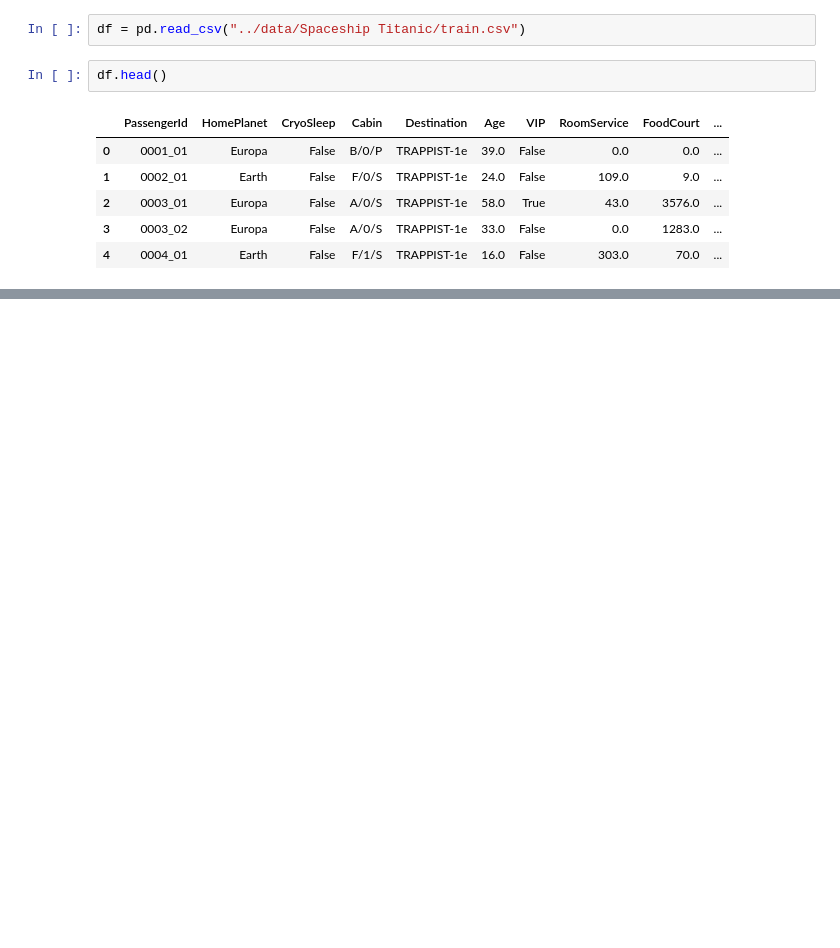
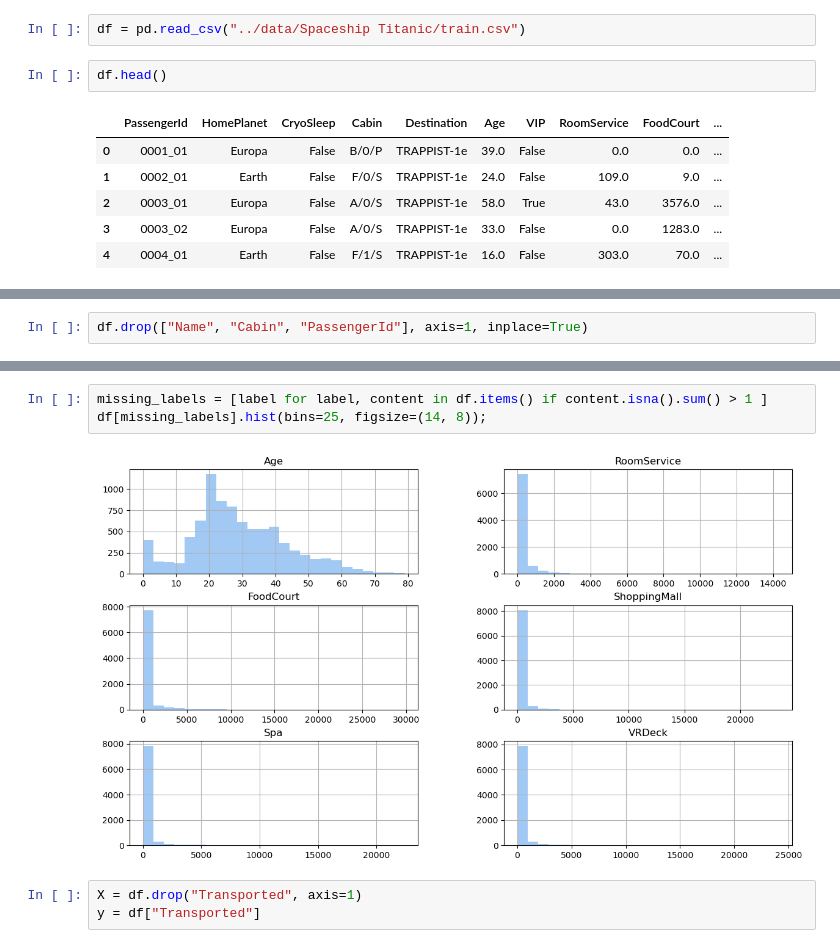
Before and after one commit to msnkr/kaggle_comps, a Jupyter notebook: Spaceship Titanic/Untitled1.ipynb, the cells around one changed output, grey strips where cells are left out. Cells and saved outputs as stored; diff of their text form; blank space fills up the shorter version.

```diff
--- a/Spaceship Titanic/Untitled1.ipynb
+++ b/Spaceship Titanic/Untitled1.ipynb
@@ -38,0 +51,2 @@ Transported is missing 0.0%
+# %%
+df.drop(["Name", "Cabin", "PassengerId"], axis=1, inplace=True)
@@ -38,0 +62,8 @@ Transported is missing 0.0%
+# %%
+missing_labels = [label for label, content in df.items() if content.isna().sum() > 1 ]
+df[missing_labels].hist(bins=25, figsize=(14, 8));
+# %% [output]
+[figure, added]
+# %%
+X = df.drop("Transported", axis=1)
+y = df["Transported"]
```
Also changed, not shown: parts of 8 cells of this notebook.
